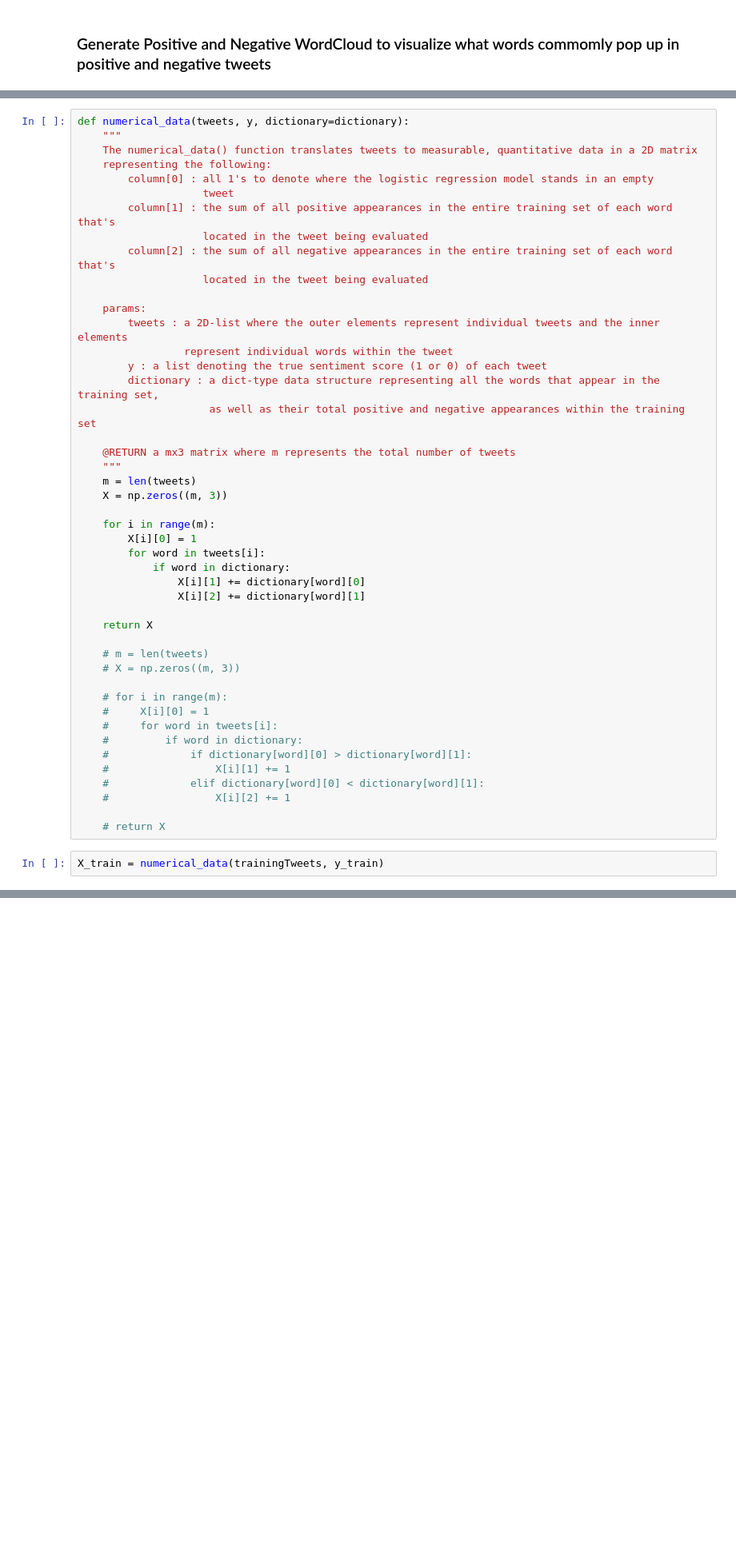
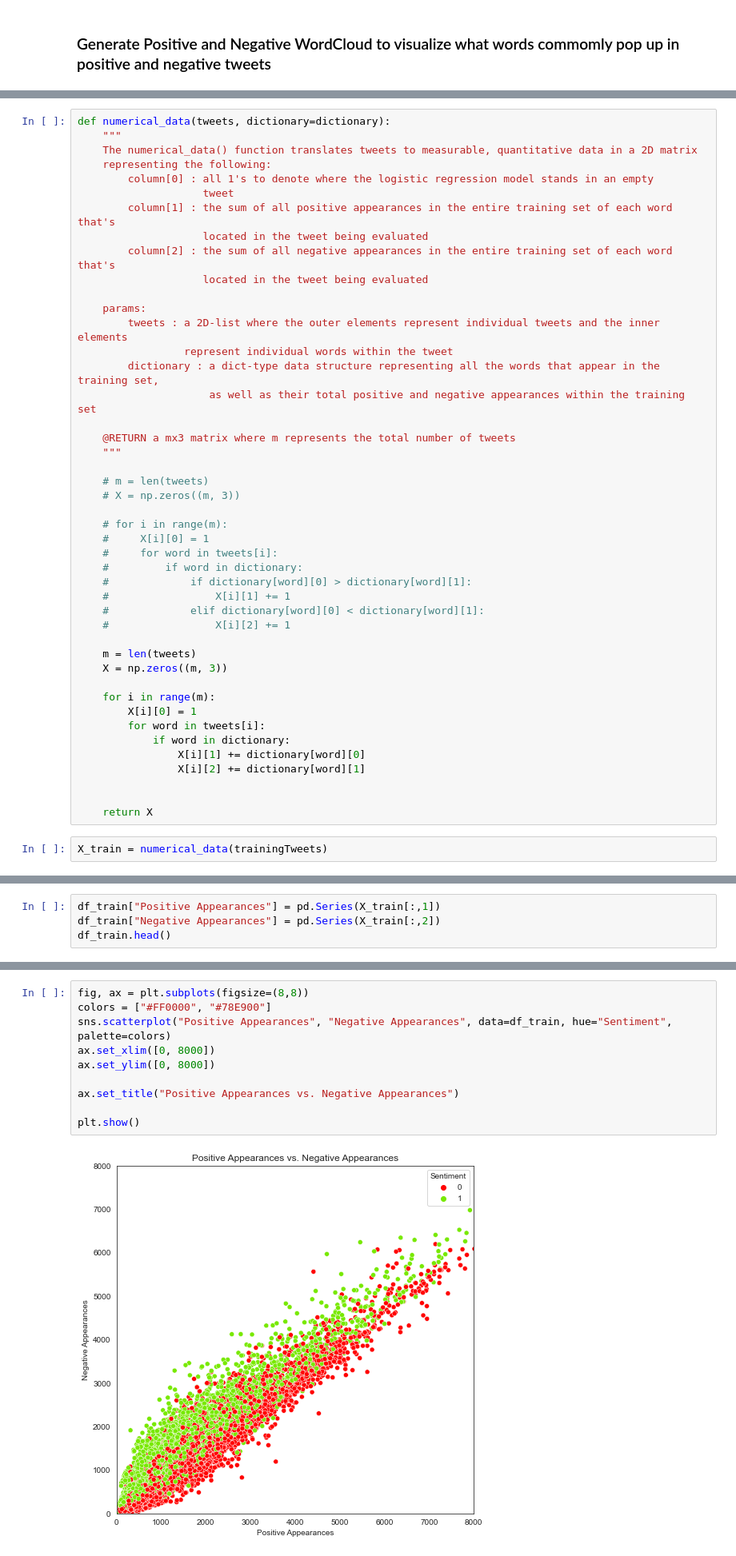
Before and after one commit to reece-iriye/Twitter-Sentiment-Analysis-in-Cpp-vs-Python, a Jupyter notebook: Python Sentiment Analysis/sentiment_analysis.ipynb, the cells around one changed output, grey strips where cells are left out. Shown at 80% size. Drawn from its saved outputs; the diff is of its cells as text; blank space fills up the shorter version.

```diff
--- a/Python Sentiment Analysis/sentiment_analysis.ipynb
+++ b/Python Sentiment Analysis/sentiment_analysis.ipynb
@@ -172,7 +174,7 @@ plt.show()
 #### col[1] : the number of training-set positive appearances for each word in each tweet
 #### col[2] : the number of training-set negative appearances for each word in each tweet
 # %%
-def numerical_data(tweets, y, dictionary=dictionary):
+def numerical_data(tweets, dictionary=dictionary):
     """
     The numerical_data() function translates tweets to measurable, quantitative data in a 2D matrix
     representing the following:
@@ -186,23 +188,11 @@ def numerical_data(tweets, y, dictionary=dictionary):
     params:
         tweets : a 2D-list where the outer elements represent individual tweets and the inner elements
                  represent individual words within the tweet
-        y : a list denoting the true sentiment score (1 or 0) of each tweet
         dictionary : a dict-type data structure representing all the words that appear in the training set,
                      as well as their total positive and negative appearances within the training set
 
     @RETURN a mx3 matrix where m represents the total number of tweets
     """
-    m = len(tweets)
-    X = np.zeros((m, 3))
-
-    for i in range(m):
-        X[i][0] = 1
-        for word in tweets[i]:
-            if word in dictionary:
-                X[i][1] += dictionary[word][0]
-                X[i][2] += dictionary[word][1]
-
-    return X
 
     # m = len(tweets)
     # X = np.zeros((m, 3))
@@ -216,6 +206,17 @@ def numerical_data(tweets, y, dictionary=dictionary):
     #             elif dictionary[word][0] < dictionary[word][1]:
     #                 X[i][2] += 1
 
-    # return X
+    m = len(tweets)
+    X = np.zeros((m, 3))
+
+    for i in range(m):
+        X[i][0] = 1
+        for word in tweets[i]:
+            if word in dictionary:
+                X[i][1] += dictionary[word][0]
+                X[i][2] += dictionary[word][1]
+
+
+    return X
 # %%
-X_train = numerical_data(trainingTweets, y_train)
+X_train = numerical_data(trainingTweets)
@@ -221,0 +225,4 @@ X_train = numerical_data(trainingTweets, y_train)
+# %%
+df_train["Positive Appearances"] = pd.Series(X_train[:,1])
+df_train["Negative Appearances"] = pd.Series(X_train[:,2])
+df_train.head()
@@ -221,0 +238,12 @@ X_train = numerical_data(trainingTweets, y_train)
+# %%
+fig, ax = plt.subplots(figsize=(8,8))
+colors = ["#FF0000", "#78E900"]
+sns.scatterplot("Positive Appearances", "Negative Appearances", data=df_train, hue="Sentiment", palette=colors)
+ax.set_xlim([0, 8000])
+ax.set_ylim([0, 8000])
+
+ax.set_title("Positive Appearances vs. Negative Appearances")
+
+plt.show()
+# %% [output]
+[figure, added]
```
Also changed, not shown: parts of 27 cells of this notebook, 2 other files.
